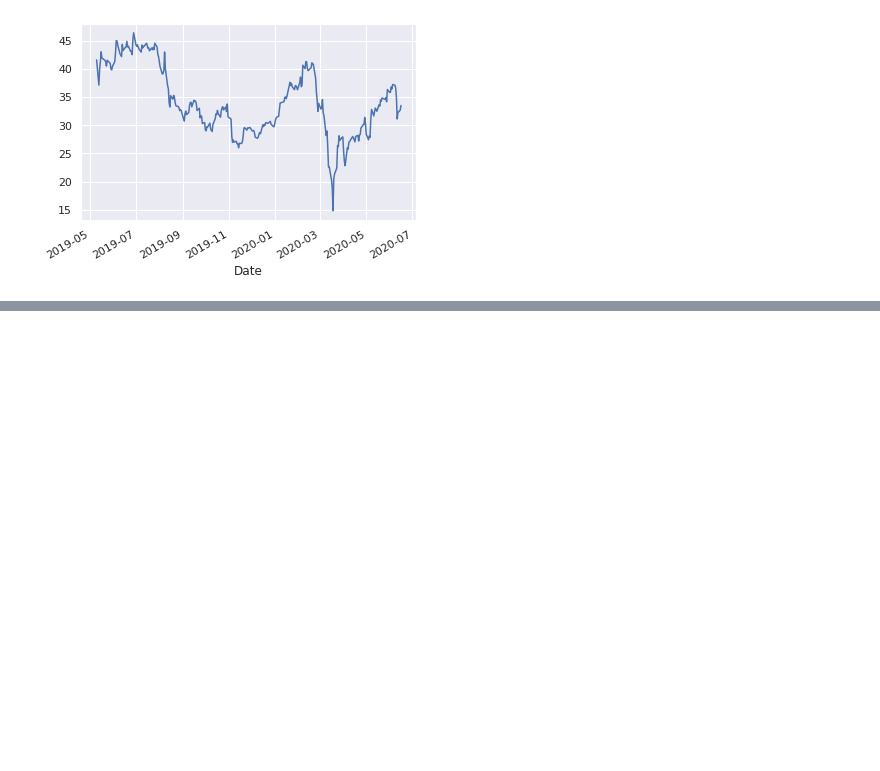
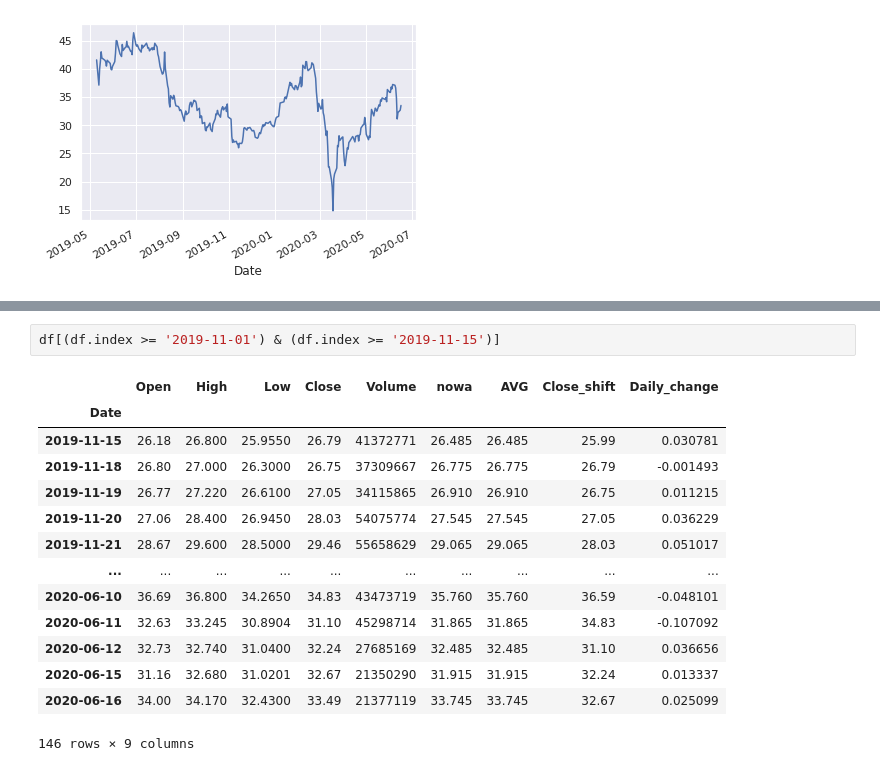
Before and after one commit to JanDziewulski/MachineLearningProjects, a Jupyter notebook: Dane_giełdowe.ipynb, the cells around one changed output, grey strips where cells are left out. Drawn from its saved outputs; the diff is of its cells as text; blank space fills up the shorter version.

```diff
--- a/Dane_giełdowe.ipynb
+++ b/Dane_giełdowe.ipynb
@@ -265,0 +318,17 @@ df.Close.plot()
+# %%
+df[(df.index >= '2019-11-01') & (df.index >= '2019-11-15')]
+# %% [output]
+|  | Open | High | Low | Close | Volume | nowa | AVG | Close_shift | Daily_change |
+| Date |  |  |  |  |  |  |  |  |  |
+| 2019-11-15 | 26.18 | 26.800 | 25.9550 | 26.79 | 41372771 | 26.485 | 26.485 | 25.99 | 0.030781 |
+| 2019-11-18 | 26.80 | 27.000 | 26.3000 | 26.75 | 37309667 | 26.775 | 26.775 | 26.79 | -0.001493 |
+| 2019-11-19 | 26.77 | 27.220 | 26.6100 | 27.05 | 34115865 | 26.910 | 26.910 | 26.75 | 0.011215 |
+| 2019-11-20 | 27.06 | 28.400 | 26.9450 | 28.03 | 54075774 | 27.545 | 27.545 | 27.05 | 0.036229 |
+| 2019-11-21 | 28.67 | 29.600 | 28.5000 | 29.46 | 55658629 | 29.065 | 29.065 | 28.03 | 0.051017 |
+| ... | ... | ... | ... | ... | ... | ... | ... | ... | ... |
+| 2020-06-10 | 36.69 | 36.800 | 34.2650 | 34.83 | 43473719 | 35.760 | 35.760 | 36.59 | -0.048101 |
+| 2020-06-11 | 32.63 | 33.245 | 30.8904 | 31.10 | 45298714 | 31.865 | 31.865 | 34.83 | -0.107092 |
+| 2020-06-12 | 32.73 | 32.740 | 31.0400 | 32.24 | 27685169 | 32.485 | 32.485 | 31.10 | 0.036656 |
+| 2020-06-15 | 31.16 | 32.680 | 31.0201 | 32.67 | 21350290 | 31.915 | 31.915 | 32.24 | 0.013337 |
+| 2020-06-16 | 34.00 | 34.170 | 32.4300 | 33.49 | 21377119 | 33.745 | 33.745 | 32.67 | 0.025099 |
+146 rows × 9 columns
```
Also changed, not shown: parts of 7 cells of this notebook.
